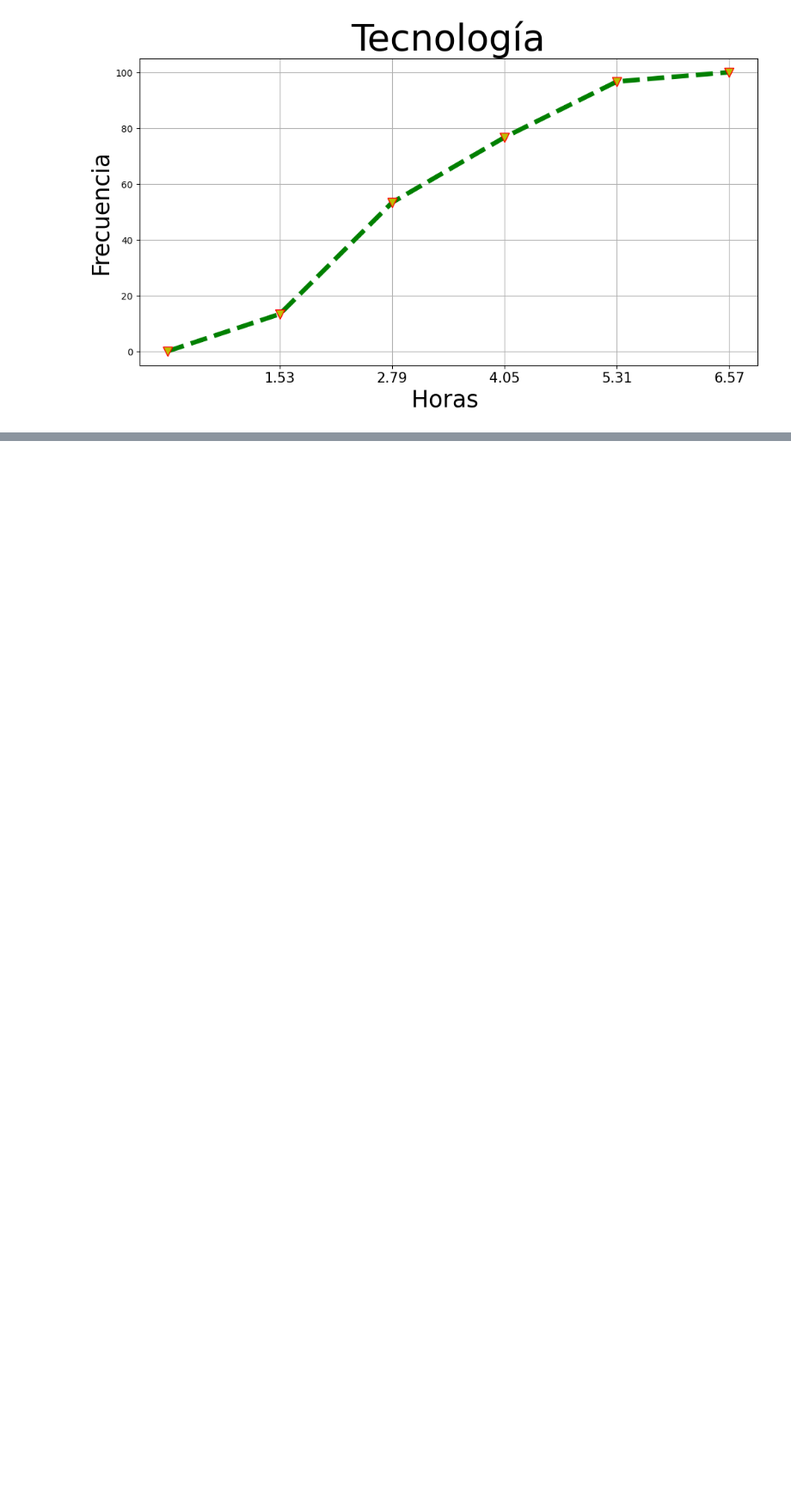
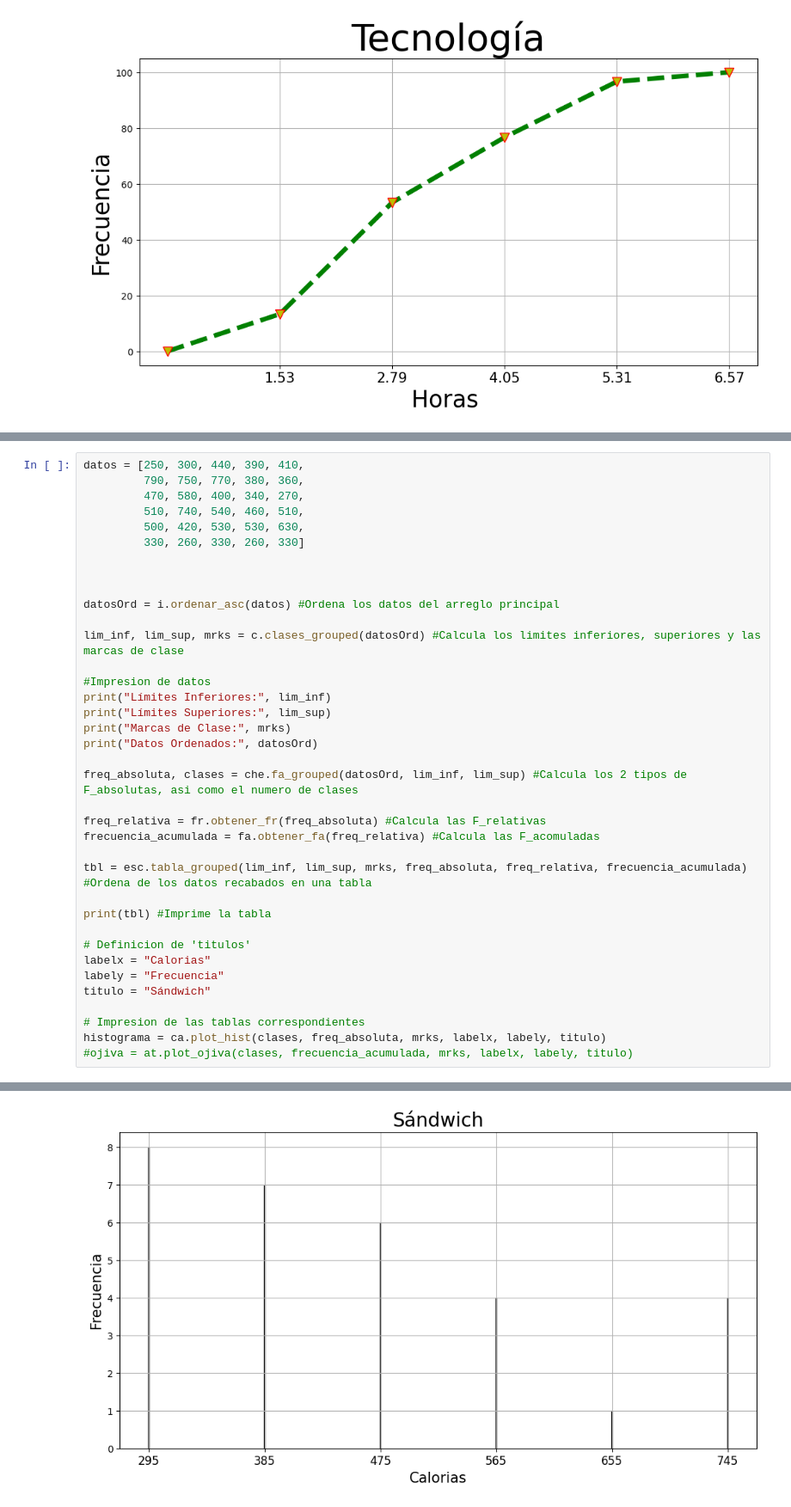
Before and after one commit to imac28lab/RRM_Verano_2024_T1, a Jupyter notebook: Ejercicios.ipynb, the cells around one changed output, grey strips where cells are left out. Shown: that part at 86% size. Cells and saved outputs as stored; diff of their text form; blank space fills up the shorter version.

```diff
--- a/Ejercicios.ipynb
+++ b/Ejercicios.ipynb
@@ -142,0 +147,38 @@ Datos Ordenados: [0.9, 1.1, 1.7, 1.9, 2.2, 2.3, 2.5, 2.5, 2.6, 2.7, 2.8, 2.9, 3.
+# %%
+datos = [250, 300, 440, 390, 410,
+         790, 750, 770, 380, 360,
+         470, 580, 400, 340, 270,
+         510, 740, 540, 460, 510,
+         500, 420, 530, 530, 630,
+         330, 260, 330, 260, 330]
+
+
+
+datosOrd = i.ordenar_asc(datos) #Ordena los datos del arreglo principal
+
+lim_inf, lim_sup, mrks = c.clases_grouped(datosOrd) #Calcula los limites inferiores, superiores y las marcas de clase
+
+#Impresion de datos
+print("Límites Inferiores:", lim_inf)
+print("Límites Superiores:", lim_sup)
+print("Marcas de Clase:", mrks)
+print("Datos Ordenados:", datosOrd)
+
+freq_absoluta, clases = che.fa_grouped(datosOrd, lim_inf, lim_sup) #Calcula los 2 tipos de F_absolutas, asi como el numero de clases
+
+freq_relativa = fr.obtener_fr(freq_absoluta) #Calcula las F_relativas
+frecuencia_acumulada = fa.obtener_fa(freq_relativa) #Calcula las F_acomuladas
+
+tbl = esc.tabla_grouped(lim_inf, lim_sup, mrks, freq_absoluta, freq_relativa, frecuencia_acumulada) #Ordena de los datos recabados en una tabla
+
+print(tbl) #Imprime la tabla
+
+# Definicion de 'titulos'
+labelx = "Calorias"
+labely = "Frecuencia"
+titulo = "Sándwich"
+
+# Impresion de las tablas correspondientes
+histograma = ca.plot_hist(clases, freq_absoluta, mrks, labelx, labely, titulo)
+#ojiva = at.plot_ojiva(clases, frecuencia_acumulada, mrks, labelx, labely, titulo)
+# %% [output]
@@ -142,0 +204 @@ Datos Ordenados: [0.9, 1.1, 1.7, 1.9, 2.2, 2.3, 2.5, 2.5, 2.6, 2.7, 2.8, 2.9, 3.
+[figure, added]
```
Also changed, not shown: parts of 2 cells of this notebook, 1 other file.
